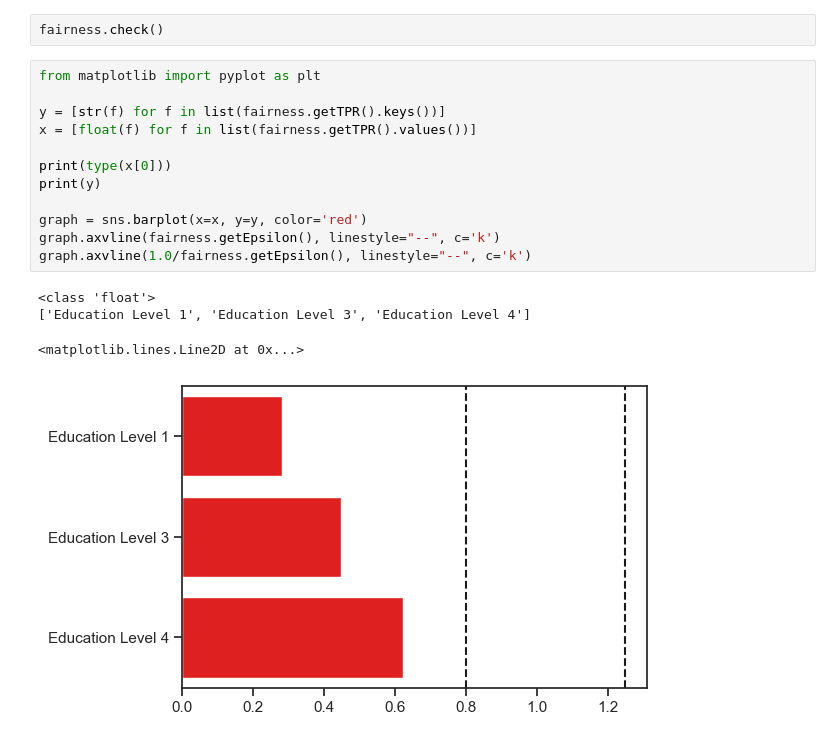
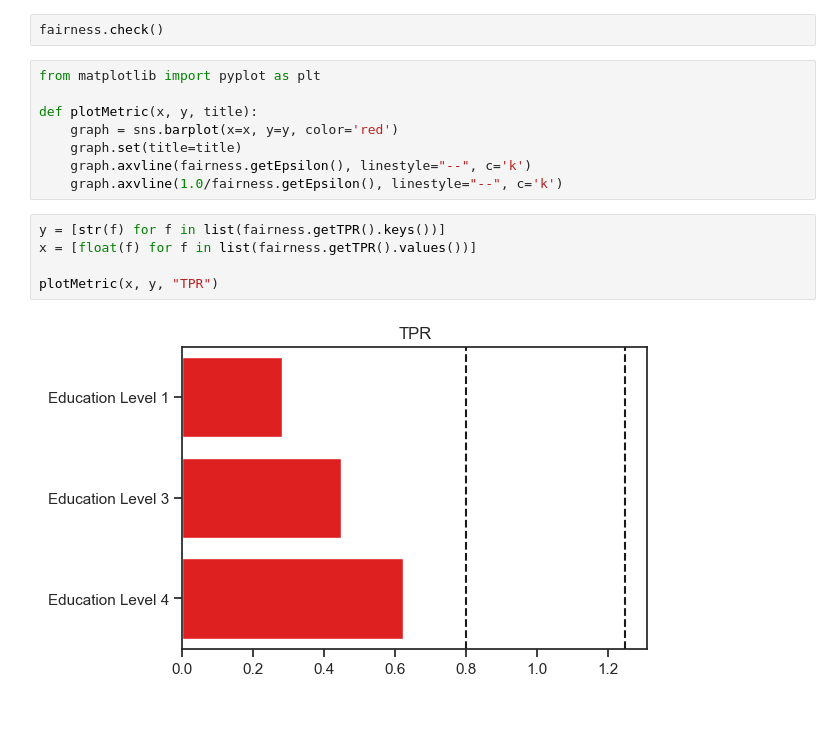
Before and after one commit to ruivieira/java-mentat, a Jupyter notebook: notebooks/Fairness.ipynb, the cells around one changed output. Cells and saved outputs as stored; diff of their text form; blank space fills up the shorter version.

```diff
--- a/notebooks/Fairness.ipynb
+++ b/notebooks/Fairness.ipynb
@@ -36,20 +36,18 @@ fairness.addProtectedGroup("Education Level 3", list(ed_3.PaidLoan), list(ed_3.p
 fairness.addProtectedGroup("Education Level 1", list(ed_1.PaidLoan), list(ed_1.predicted_probabilities))
 # %%
 fairness.check()
+# %%
+from matplotlib import pyplot as plt
+
+def plotMetric(x, y, title):
+    graph = sns.barplot(x=x, y=y, color='red')
+    graph.set(title=title)
+    graph.axvline(fairness.getEpsilon(), linestyle="--", c='k')
+    graph.axvline(1.0/fairness.getEpsilon(), linestyle="--", c='k')
 # %%
-from matplotlib import pyplot as plt
-
 y = [str(f) for f in list(fairness.getTPR().keys())]
 x = [float(f) for f in list(fairness.getTPR().values())]
 
-print(type(x[0]))
-print(y)
-
-graph = sns.barplot(x=x, y=y, color='red')
-graph.axvline(fairness.getEpsilon(), linestyle="--", c='k')
-graph.axvline(1.0/fairness.getEpsilon(), linestyle="--", c='k')
+plotMetric(x, y, "TPR")
 # %% [output]
-<class 'float'>
-['Education Level 1', 'Education Level 3', 'Education Level 4']
-<matplotlib.lines.Line2D at 0x...>
-[figure, old version]
+[figure, new version]
```
Also changed, not shown: parts of 1 cell of this notebook, 3 other files.
